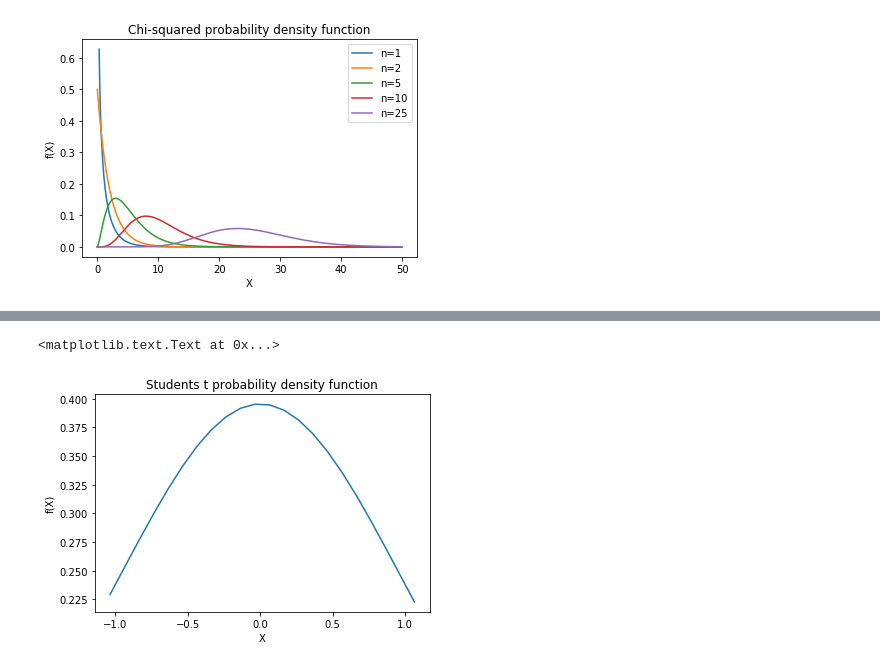
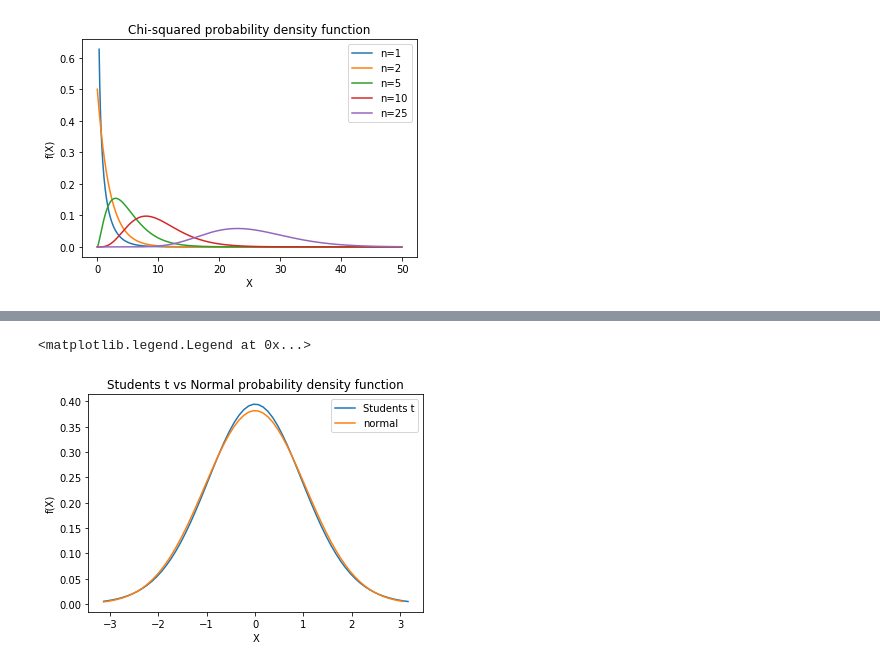
Before and after one commit to Abhinav-Rijal/Statistics, a Jupyter notebook: Probability distributions.ipynb, the cells around one changed output, grey strips where cells are left out. Drawn from its saved outputs; the diff is of its cells as text; code cells hidden in the pictures.

```diff
--- a/Probability distributions.ipynb
+++ b/Probability distributions.ipynb
@@ -458,7 +458,7 @@ plt.legend()
 [figure]
 # %%
 #Chi-squared distribution approaching Normal distribution for n>30
-n=50
+n=200
 f_x=[]
 alpha=n/2
 beta=1/2
@@ -490,13 +490,15 @@ plt.legend()
 # %%
 #Student's t-distribution
-n=11
+n=11 #n>2
 nu=n-1
 f_x=[]
 
 k=1/(math.sqrt(nu)*math.gamma(1/2)*math.gamma(nu/2)/math.gamma(1/2+nu/2))
-x=np.arange(-math.sqrt(nu/(nu-2)),math.sqrt(nu/(nu-2))+0.1,0.1)
+print(math.gamma((1+nu)/2))
+print(k)
+x=np.arange(-3*math.sqrt(nu/(nu-2)),3*math.sqrt(nu/(nu-2))+0.1,0.1)
 for i in x:
-    f=k*1/(1+i**2/nu)**((1+nu)/2)
+    f=k/(1+i**2/nu)**((1+nu)/2)
     f_x.append(f)
 plt.plot(x,f_x)
 plt.xlabel('X')
@@ -508,18 +559,30 @@ plt.title('Students t probability density function')
 # %%
 #Student's t-distribution approaches normal distribution for large n
-n=30
+n=25
 nu=n-1
 f_x=[]
 
-k=1/(math.sqrt(nu)*math.gamma(1/2)*math.gamma(nu/2)/math.gamma(1/2+nu/2))
-x=np.arange(-math.sqrt(nu/(nu-2)),math.sqrt(nu/(nu-2))+0.1,0.1)
+k=math.gamma(0.5+(nu/2))/(math.sqrt(nu)*math.gamma(1/2)*math.gamma(nu/2))
+x=np.arange(-3*math.sqrt(nu/(nu-2)),3*math.sqrt(nu/(nu-2))+0.1,0.1)
 for i in x:
     f=k*1/(1+i**2/nu)**((1+nu)/2)
     f_x.append(f)
-plt.plot(x,f_x)
+plt.plot(x,f_x,label='Students t')
+
+f_x1=[]
+mu=0
+sigma=math.sqrt(nu/(nu-2)) #Student's dist. approaches N(0,nu/(nu-2) for large n
+pi=3.14
+k1=1/(sigma*math.sqrt(2*pi))
+x=np.arange(mu-3*sigma,mu+3*sigma,0.1)
+for i in x:
+    f1=k1*math.exp(-(((i-mu)/sigma)**2)/2)
+    f_x1.append(f1)
+plt.plot(x,f_x1,label='normal')
 plt.xlabel('X')
 plt.ylabel('f(X)')
-plt.title('Students t probability density function')
+plt.title('Students t vs Normal probability density function')
+plt.legend()
 # %% [output]
-<matplotlib.text.Text at 0x...>
+<matplotlib.legend.Legend at 0x...>
-[figure, old version]
+[figure, new version]
```
Also changed, not shown: parts of 5 cells of this notebook.
